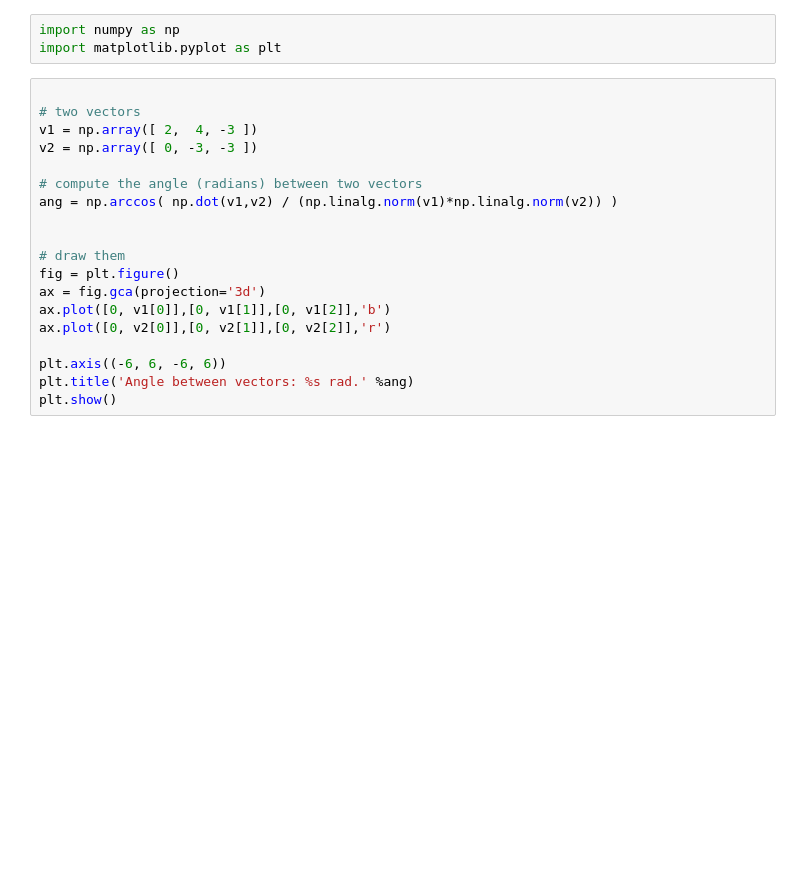
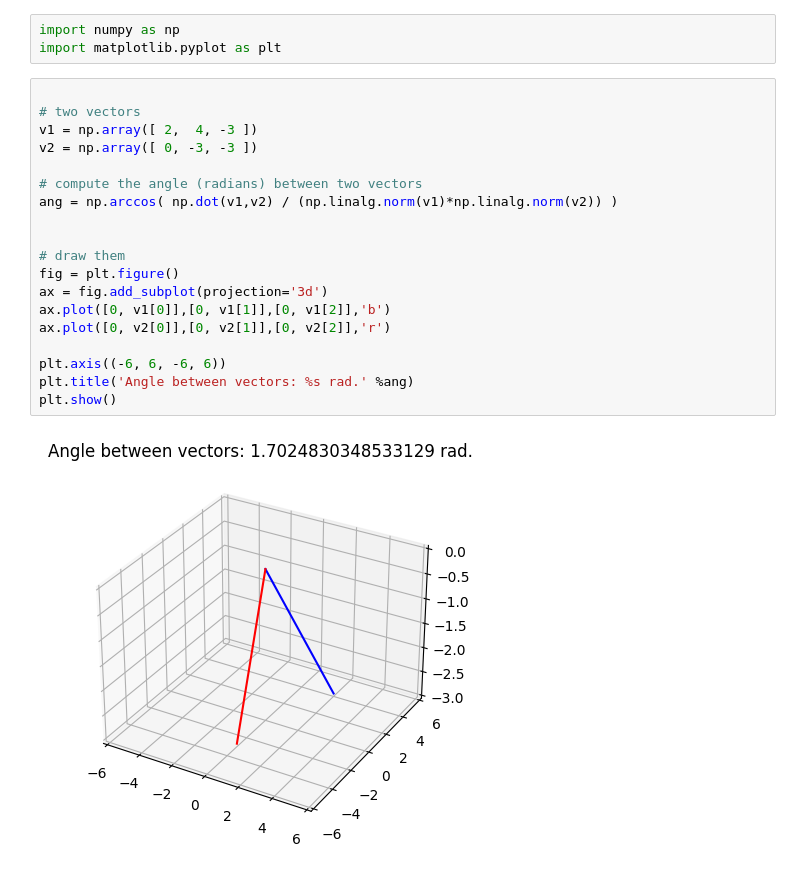
Before and after one commit to mikexcohen/LinAlgCourse, a Jupyter notebook: vectors/LA_vectors_dotprodGeometry.ipynb, the cells around one changed output. Saved outputs shown, nothing was run; the diff lists cells and outputs as text; blank space fills up the shorter version.

```diff
--- a/vectors/LA_vectors_dotprodGeometry.ipynb
+++ b/vectors/LA_vectors_dotprodGeometry.ipynb
@@ -11,22 +11,24 @@ import matplotlib.pyplot as plt
 # %%
 
 # two vectors
 v1 = np.array([ 2,  4, -3 ])
 v2 = np.array([ 0, -3, -3 ])
 
 # compute the angle (radians) between two vectors
 ang = np.arccos( np.dot(v1,v2) / (np.linalg.norm(v1)*np.linalg.norm(v2)) )
 
 
 # draw them
 fig = plt.figure()
-ax = fig.gca(projection='3d')
+ax = fig.add_subplot(projection='3d')
 ax.plot([0, v1[0]],[0, v1[1]],[0, v1[2]],'b')
 ax.plot([0, v2[0]],[0, v2[1]],[0, v2[2]],'r')
 
 plt.axis((-6, 6, -6, 6))
 plt.title('Angle between vectors: %s rad.' %ang)
 plt.show()
+# %% [output]
+[figure, added]
 # %%
 ## equivalence of algebraic and geometric dot product formulas
 
```
Also changed, not shown: parts of 1 cell of this notebook, 5 other files.
